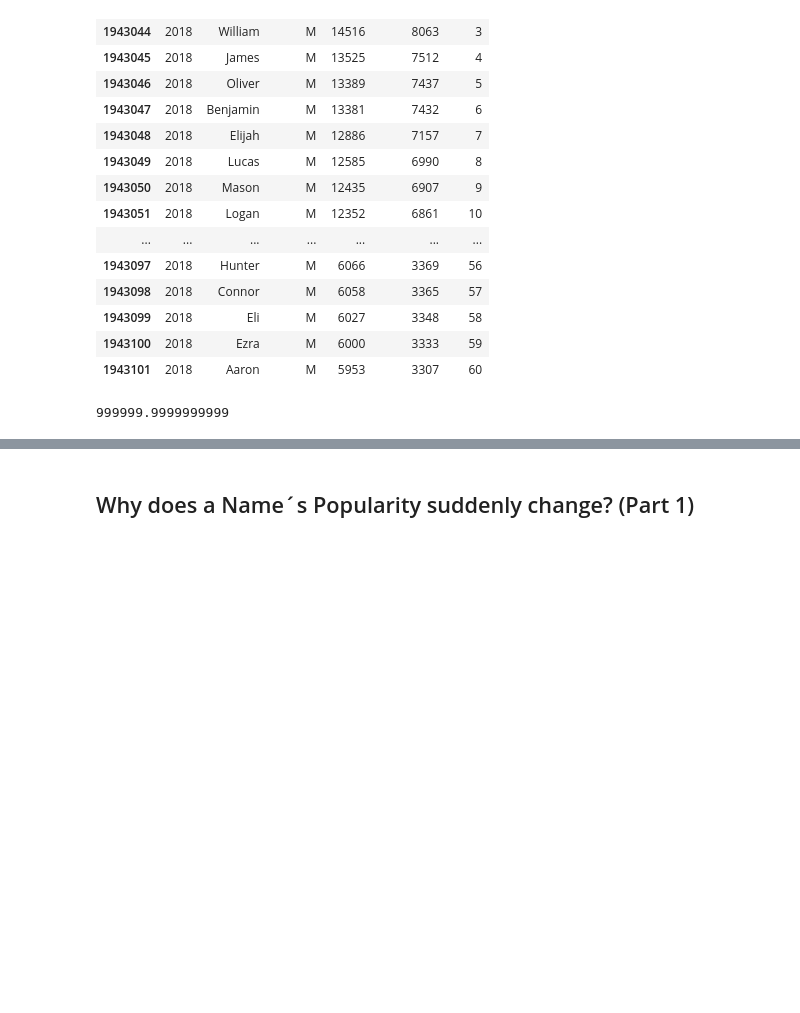
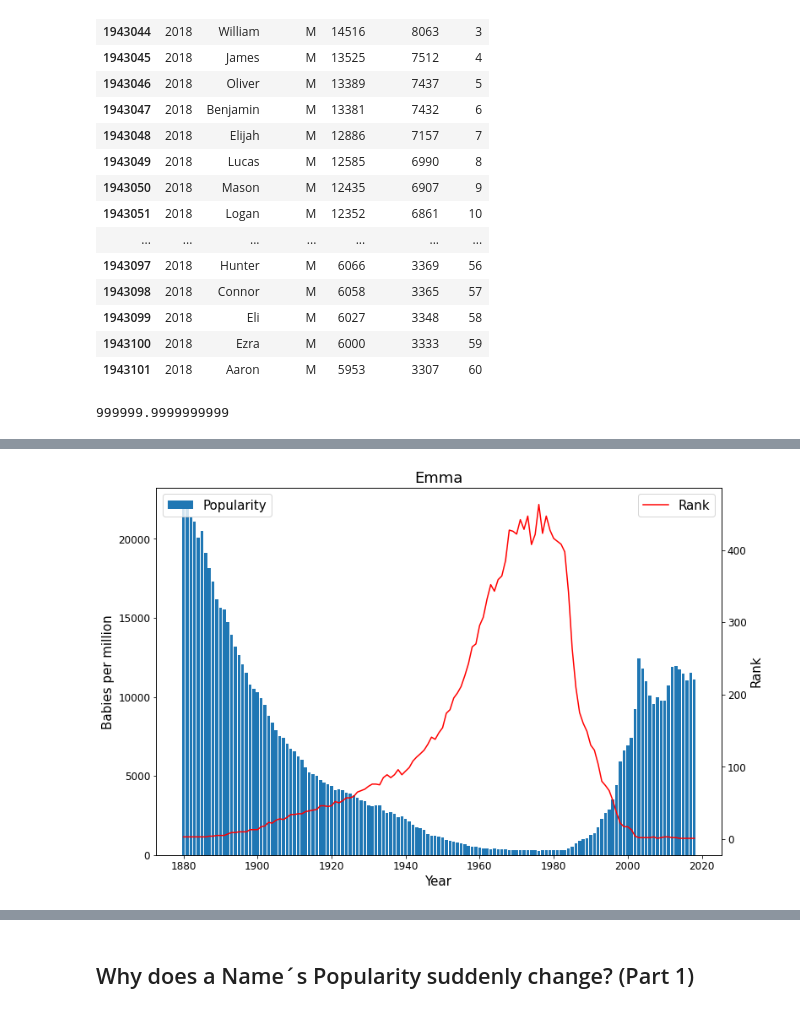
Before and after one commit to HunterKane/Explanatory-Data-Analysis-Advanced-Visuallization-, a Jupyter notebook: Project_07_Explanatory_Babies.ipynb, the cells around one changed output, grey strips where cells are left out. Saved outputs shown, nothing was run; the diff lists cells and outputs as text; code cells hidden in the pictures; blank space fills up the shorter version.

Commit message:
Completed popularity and Rank
 - Creating the Features "Popularity" and "Rank"
- Babies rank per million
- Per year and gender

```diff
--- a/Project_07_Explanatory_Babies.ipynb
+++ b/Project_07_Explanatory_Babies.ipynb
@@ -700,3 +718,4 @@ df
 # %%
-mary = df[(df.Name == "Mary") & (df.Gender == "F")]
+# Filter by name / gender / by year
+mary = df[(df.Name == "Emma") & (df.Gender == "F")]
 mary.tail(60)
@@ -703,17 +740,20 @@ mary.tail(60)
 # %%
+# Plot graph to show popularity and rank trends
 fig, ax1 = plt.subplots(figsize = (12, 8))
 ax1.bar(x = mary.Year, height= mary.Popularity, label = "Popularity")
 ax2 = ax1.twinx()
 ax2.plot(mary.Year, mary.Rank, color = "red", label = "Rank")
 ax1.set_xlabel("Year", fontsize = 15)
 ax1.set_ylabel("Babies per million", fontsize = 15)
 ax2.set_ylabel("Rank", fontsize = 15)
-ax1.set_title("Mary", fontsize = 18)
+ax1.set_title("Emma", fontsize = 18)
 ax1.tick_params(labelsize = 12)
 ax2.tick_params(labelsize = 12)
 ax1.legend(loc = 2, fontsize = 15)
 ax2.legend(loc = 1, fontsize = 15)
 plt.show()
+# %% [output]
+[figure, added]
 # %%
 def plot_name(name, gender, crit = "Popularity"):
     data = df.loc[(df.Name == name) & (df.Gender == gender), ["Name", "Gender", "Year", "Rank", crit]]
```
Also changed, not shown: parts of 20 cells of this notebook.
